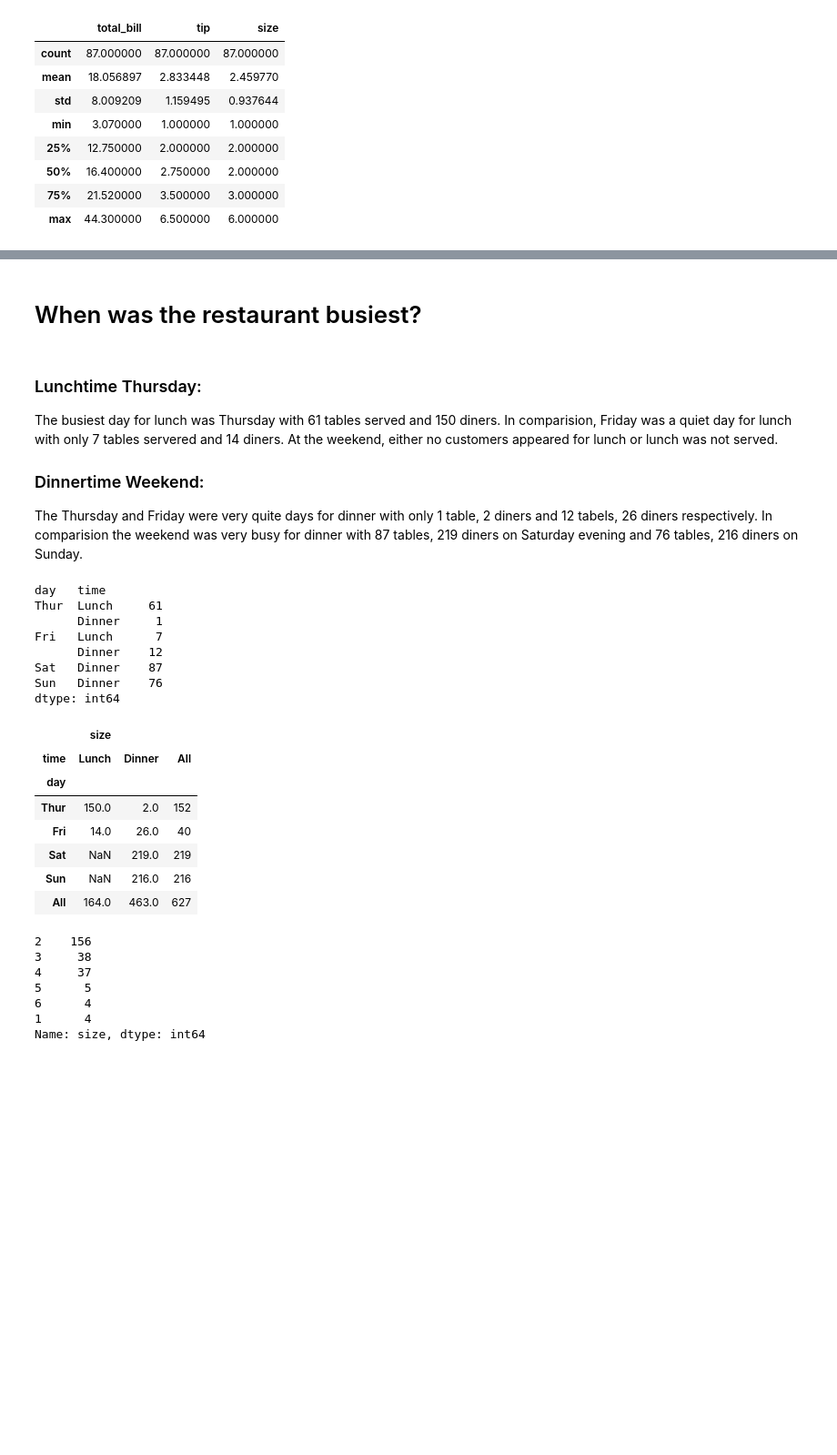
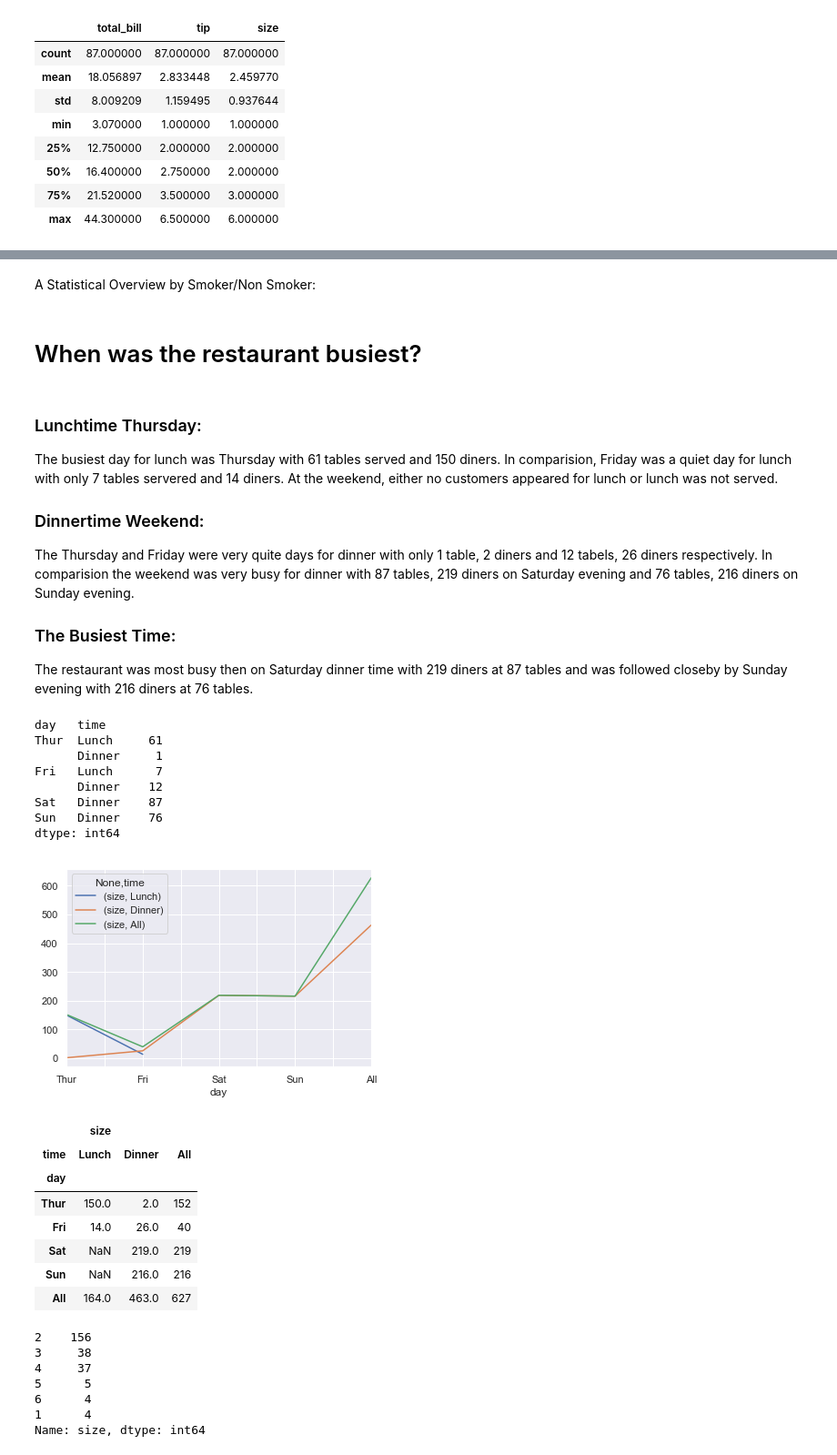
Before and after one commit to fionaoriordan/52446_19_tips, a Jupyter notebook: tips_notebook.ipynb, the cells around one changed output, grey strips where cells are left out. Shown: that part at 91% size. Cells and saved outputs as stored; diff of their text form; code cells hidden in the pictures; blank space fills up the shorter version.

```diff
--- a/tips_notebook.ipynb
+++ b/tips_notebook.ipynb
@@ -132,10 +123,15 @@ For lunch both sex's tend to be almost equally likely to be the bill payer.  How
+# %% [markdown]
+A Statistical Overview by Smoker/Non Smoker:
 # %% [markdown]
 # When was the restaurant busiest?
 # %% [markdown]
 ### Lunchtime Thursday:
 The busiest day for lunch was Thursday with 61 tables served and 150 diners. In comparision, Friday was a quiet day for lunch with only 7 tables servered and 14 diners. At the weekend, either no customers appeared for lunch or lunch was not served.
 ### Dinnertime Weekend:
-The Thursday and Friday were very quite days for dinner with only 1 table, 2 diners and 12 tabels, 26 diners respectively.  In comparision the weekend was very busy for dinner with 87 tables, 219 diners on Saturday evening and 76 tables, 216 diners on Sunday.
+The Thursday and Friday were very quite days for dinner with only 1 table, 2 diners and 12 tabels, 26 diners respectively.  In comparision the weekend was very busy for dinner with 87 tables, 219 diners on Saturday evening and 76 tables, 216 diners on Sunday evening.
+
+### The Busiest Time:
+The restaurant was most busy then on Saturday dinner time  with 219 diners at 87 tables and was followed closeby by Sunday evening with 216 diners at 76 tables.
 # %%
 # Adapted from https://stackoverflow.com/a/17679980
 # Calulate the number of tables served by day, time.
@@ -152,12 +148,17 @@ dtype: int64
 # %%
 # https://stackoverflow.com/a/43529134
 # Create a pivot table to calulate the number of diners by day & time.
 
 num_diners_bysitting = pd.pivot_table(df, index=['day'],columns = ['time'],values=['size'],\
                       aggfunc=sum, margins=True)
 
+# Create a plot to show the number of diners by day
+num_diners_bysitting.plot()
+plt.show()
+
 num_diners_bysitting
 # %% [output]
+[figure, added]
 |  | size |  |  |
 | time | Lunch | Dinner | All |
 | day |  |  |  |
```
Also changed, not shown: parts of 29 cells of this notebook.
